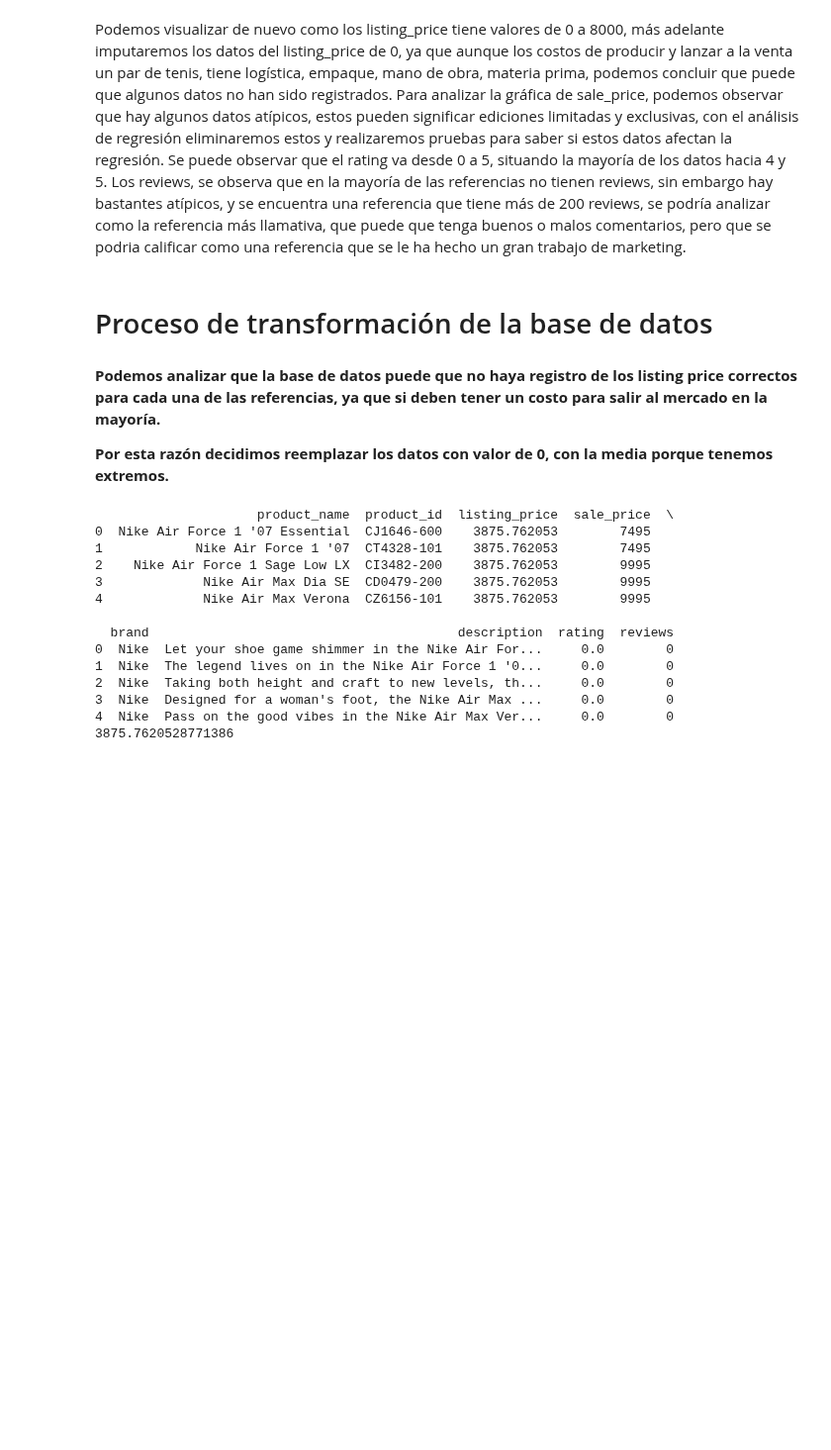
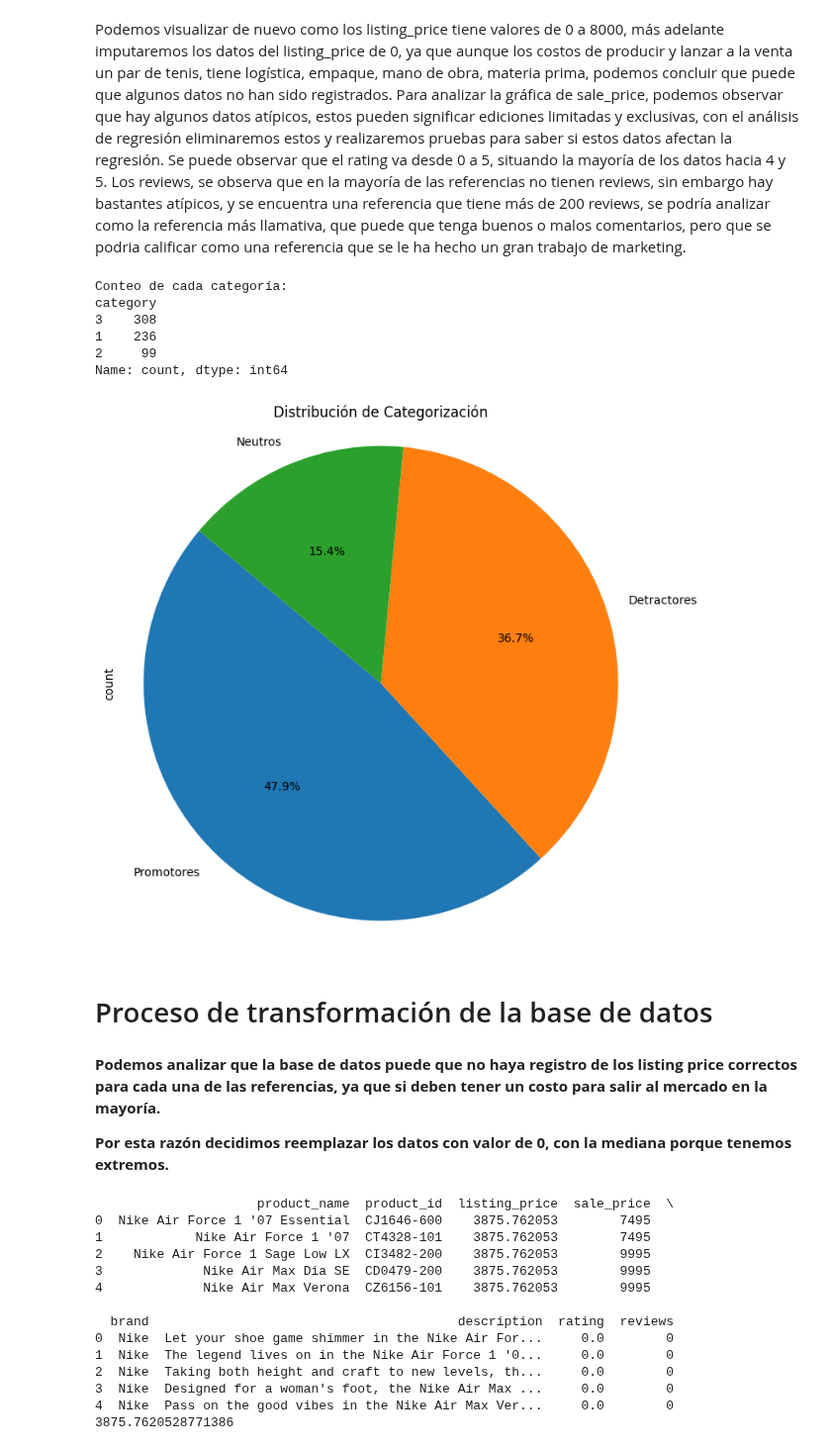
Before and after one commit to pau1ag/caso1, a Jupyter notebook: solucion_caso.ipynb, the cells around one changed output. Shown at 99% size. Drawn from its saved outputs; the diff is of its cells as text; code cells hidden in the pictures; blank space fills up the shorter version.

Commit message:
Graficas

```diff
--- a/solucion_caso.ipynb
+++ b/solucion_caso.ipynb
@@ -122,0 +125,12 @@ Se observa que las calificaciones son altas, hay muy pocas bajas, y la gran mayo
+# %%
+def categorize_rating(rating):
+    if rating < 2:
+        return 1
+    elif rating < 4:
+        return 2
+    else:
+        return 3
+
+df['category'] = df['rating'].apply(categorize_rating)
+
+print(df)
@@ -142,11 +191,43 @@ Podemos visualizar de nuevo como los listing_price tiene valores de 0 a 8000, m
 Para analizar la gráfica de sale_price, podemos observar que hay algunos datos atípicos, estos pueden significar ediciones limitadas y exclusivas, con el análisis de regresión eliminaremos estos y realizaremos pruebas para saber si estos datos afectan la regresión.
 Se puede observar que el rating va desde 0 a 5, situando la mayoría de los datos hacia 4 y 5.
 Los reviews, se observa que en la mayoría de las referencias no tienen reviews, sin embargo hay bastantes atípicos, y se encuentra una referencia que tiene más de 200 reviews, se podría analizar como la referencia más llamativa, que puede que tenga buenos o malos comentarios, pero que se podria calificar como una referencia que se le ha hecho un gran trabajo de marketing.
+# %%
+conteo_categorias = df['category'].value_counts()
+
+# Mostrar el conteo de cada categoría
+print("Conteo de cada categoría:")
+print(conteo_categorias)
+# %% [output]
+Conteo de cada categoría:
+category
+3    308
+1    236
+2     99
+Name: count, dtype: int64
+# %%
+leyendas = {1: 'Detractores', 2: 'Neutros', 3: 'Promotores'}
+
+# Reemplazar valores numéricos con leyendas
+df['category'] = df['category'].map(leyendas)
+
+# Graficar el gráfico de torta de la columna de categorización
+plt.figure(figsize=(8, 8))
+df['category'].value_counts().plot(kind='pie', autopct='%1.1f%%', startangle=140)
+plt.title('Distribución de Categorización')
+plt.axis('equal')  # Equal aspect ratio ensures that pie is drawn as a circle.
+
+# Agregar leyenda personalizada
+
+
+# Mostrar el gráfico
+plt.show()
+# %% [output]
+[figure, added]
 # %% [markdown]
 <h1>Proceso de transformación de la base de datos</h1>
 # %% [markdown]
 **Podemos analizar que la base de datos puede que no haya registro de los listing price correctos para cada una de las referencias, ya que si deben tener un costo para salir al mercado en la mayoría.**
 
 
-**Por esta razón decidimos reemplazar los datos con valor de 0, con la media porque tenemos extremos.**
+**Por esta razón decidimos reemplazar los datos con valor de 0, con la mediana porque tenemos extremos.**
 # %%
```
Also changed, not shown: parts of 5 cells of this notebook.
